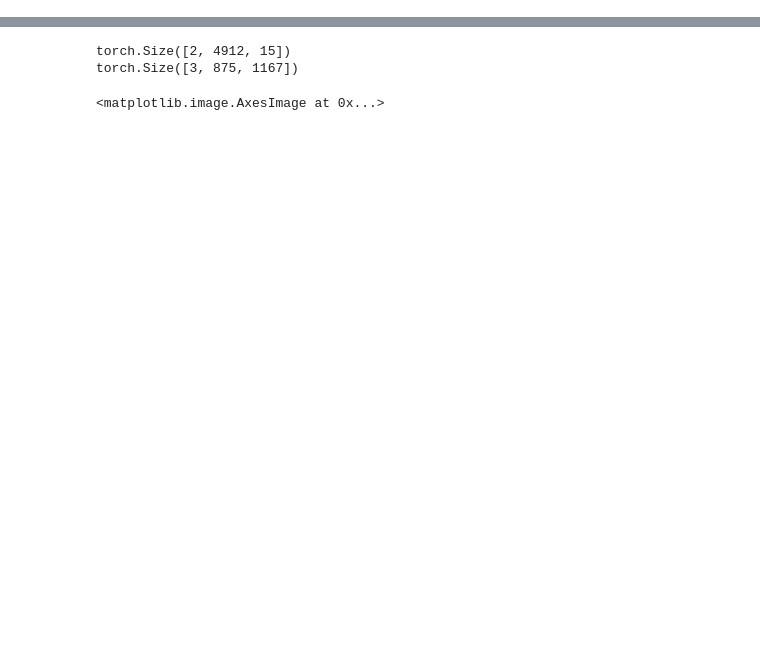
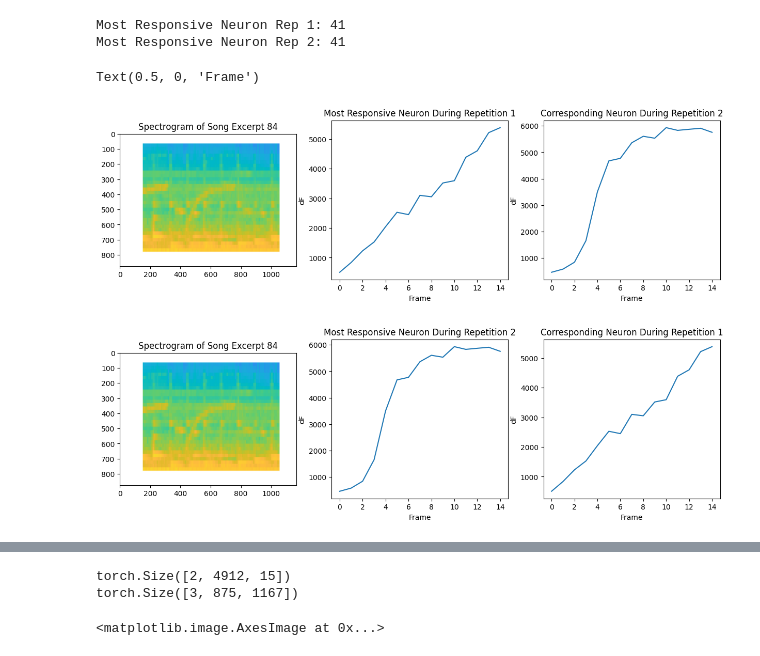
Before and after one commit to SeanSDarcy2001/kanoldLab, a Jupyter notebook: 2pDataloader.ipynb, the cells around one changed output, grey strips where cells are left out. Drawn from its saved outputs; the diff is of its cells as text; code cells hidden in the pictures; blank space fills up the shorter version.

```diff
--- a/2pDataloader.ipynb
+++ b/2pDataloader.ipynb
@@ -15 +108,56 @@ import cv2
+# %%
+
+
+stimulus = 84
+#stimulus = 26
+
+spec = torchvision.io.read_image("newMelSpecs/" + str(stimulus) + ".png")
+
+mR1 = int(maxNeurons[stimulus][0][0])
+mR2 = int(maxNeurons[stimulus][1][0])
+
+print("Most Responsive Neuron Rep 1:", mR1)
+print("Most Responsive Neuron Rep 2:", mR2)
+
+plt.figure(figsize=(15,4))
+
+plt.subplot(1, 3, 1)
+plt.title("Spectrogram of Song Excerpt " +str(stimulus))
+plt.imshow(spec.permute(1,2,0))
+
+plt.subplot(1, 3, 2)
+plt.plot(orderedData[0][stimulus][0][mR1][:])
+plt.title("Most Responsive Neuron During Repetition 1")
+plt.ylabel("dF")
+plt.xlabel("Frame")
+
+plt.subplot(1, 3, 3)
+plt.plot(orderedData[0][stimulus][1][mR1][:])
+plt.title("Corresponding Neuron During Repetition 2")
+plt.ylabel("dF")
+plt.xlabel("Frame")
+
+plt.figure(figsize=(15,4))
+
+plt.subplot(1, 3, 1)
+plt.title("Spectrogram of Song Excerpt " +str(stimulus))
+plt.imshow(spec.permute(1,2,0))
+
+plt.subplot(1, 3, 2)
+plt.plot(orderedData[0][stimulus][1][mR2][:])
+plt.title("Most Responsive Neuron During Repetition 2")
+plt.ylabel("dF")
+plt.xlabel("Frame")
+
+plt.subplot(1, 3, 3)
+plt.plot(orderedData[0][stimulus][0][mR2][:])
+plt.title("Corresponding Neuron During Repetition 1")
+plt.ylabel("dF")
+plt.xlabel("Frame")
+# %% [output]
+Most Responsive Neuron Rep 1: 41
+Most Responsive Neuron Rep 2: 41
+Text(0.5, 0, 'Frame')
+[figure, added]
+[figure, added]
 # %%
```
Also changed, not shown: parts of 13 cells of this notebook.
